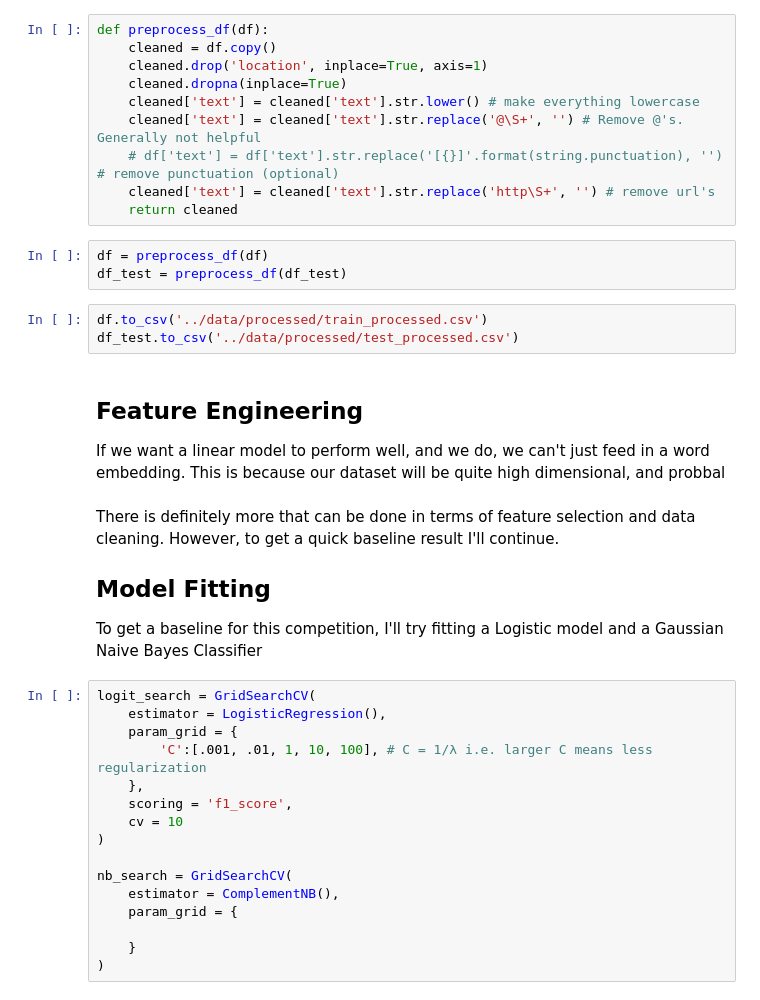
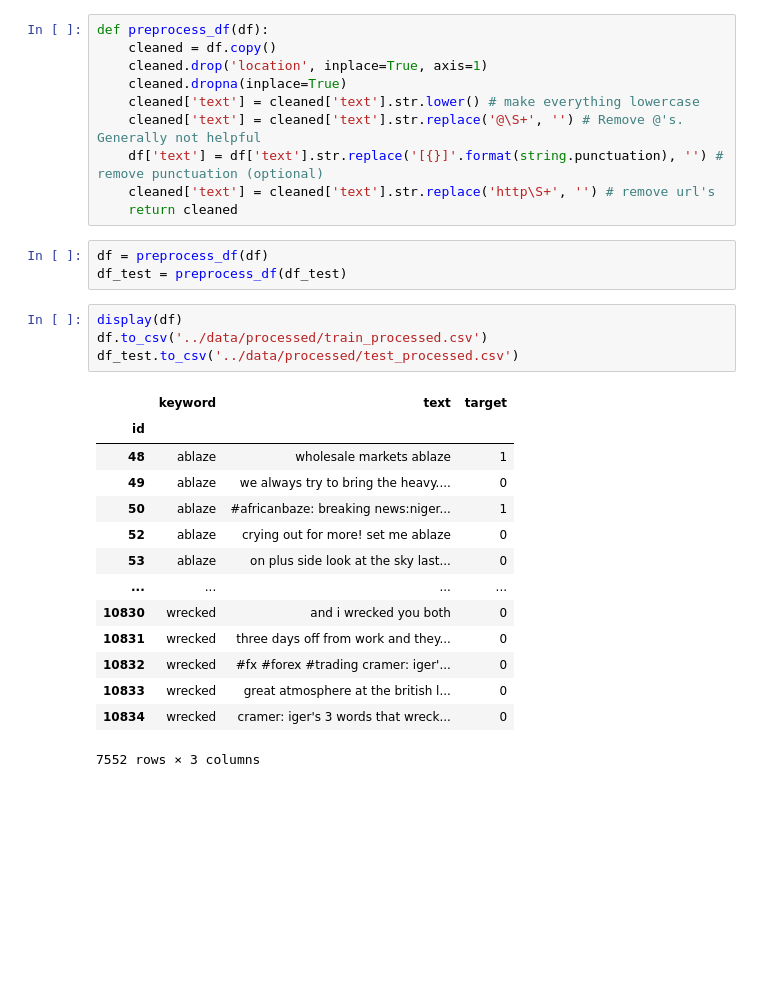
Before and after one commit to datascienceslugs/dss-disastertweets, a Jupyter notebook: notebooks/data-exploration-julian-lehrer.ipynb, the cells around one changed output. Cells and saved outputs as stored; diff of their text form; blank space fills up the shorter version.

```diff
--- a/notebooks/data-exploration-julian-lehrer.ipynb
+++ b/notebooks/data-exploration-julian-lehrer.ipynb
@@ -105,38 +110,28 @@ def preprocess_df(df):
     cleaned.dropna(inplace=True)
     cleaned['text'] = cleaned['text'].str.lower() # make everything lowercase
     cleaned['text'] = cleaned['text'].str.replace('@\S+', '') # Remove @'s. Generally not helpful
-    # df['text'] = df['text'].str.replace('[{}]'.format(string.punctuation), '') # remove punctuation (optional)
+    df['text'] = df['text'].str.replace('[{}]'.format(string.punctuation), '') # remove punctuation (optional)
     cleaned['text'] = cleaned['text'].str.replace('http\S+', '') # remove url's
     return cleaned
 # %%
 df = preprocess_df(df)
 df_test = preprocess_df(df_test)
 # %%
+display(df)
 df.to_csv('../data/processed/train_processed.csv')
 df_test.to_csv('../data/processed/test_processed.csv')
+# %% [output]
+|  | keyword | text | target |
+| id |  |  |  |
+| 48 | ablaze | wholesale markets ablaze | 1 |
+| 49 | ablaze | we always try to bring the heavy.... | 0 |
+| 50 | ablaze | #africanbaze: breaking news:niger... | 1 |
+| 52 | ablaze | crying out for more! set me ablaze | 0 |
+| 53 | ablaze | on plus side look at the sky last... | 0 |
+| ... | ... | ... | ... |
+| 10830 | wrecked | and i wrecked you both | 0 |
+| 10831 | wrecked | three days off from work and they... | 0 |
+| 10832 | wrecked | #fx #forex #trading cramer: iger'... | 0 |
+| 10833 | wrecked | great atmosphere at the british l... | 0 |
+| 10834 | wrecked | cramer: iger's 3 words that wreck... | 0 |
+7552 rows × 3 columns
-# %% [markdown]
-## Feature Engineering
-
-If we want a linear model to perform well, and we do, we can't just feed in a word embedding. This is because our dataset will be quite high dimensional, and probbal
-# %% [markdown]
-There is definitely more that can be done in terms of feature selection and data cleaning. However, to get a quick baseline result I'll continue.
-
-## Model Fitting
-
-To get a baseline for this competition, I'll try fitting a Logistic model and a Gaussian Naive Bayes Classifier
-# %%
-logit_search = GridSearchCV(
-    estimator = LogisticRegression(),
-    param_grid = {
-        'C':[.001, .01, 1, 10, 100], # C = 1/λ i.e. larger C means less regularization
-    },
-    scoring = 'f1_score',
-    cv = 10
-)
-
-nb_search = GridSearchCV(
-    estimator = ComplementNB(),
-    param_grid = {
-
-    }
-)
```
Also changed, not shown: parts of 1 cell of this notebook.
